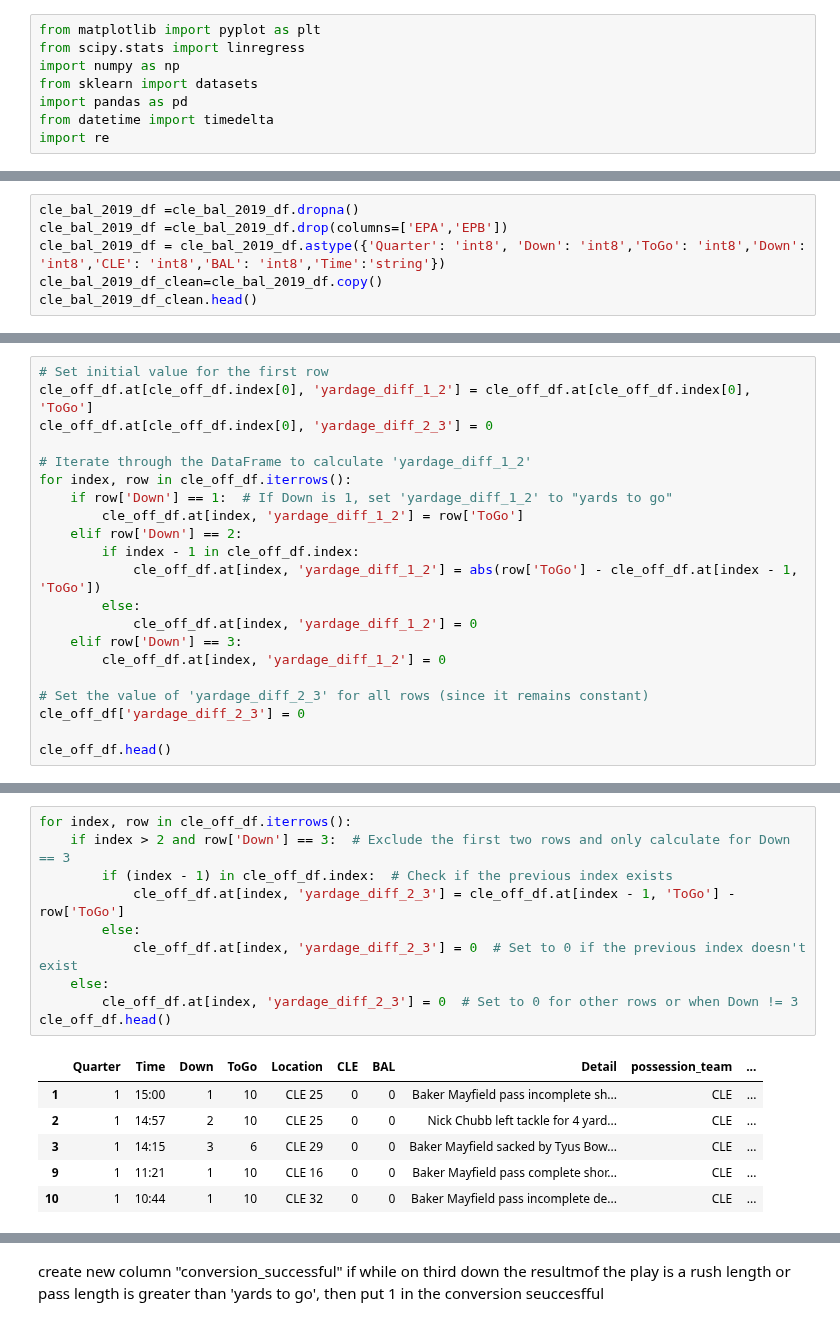
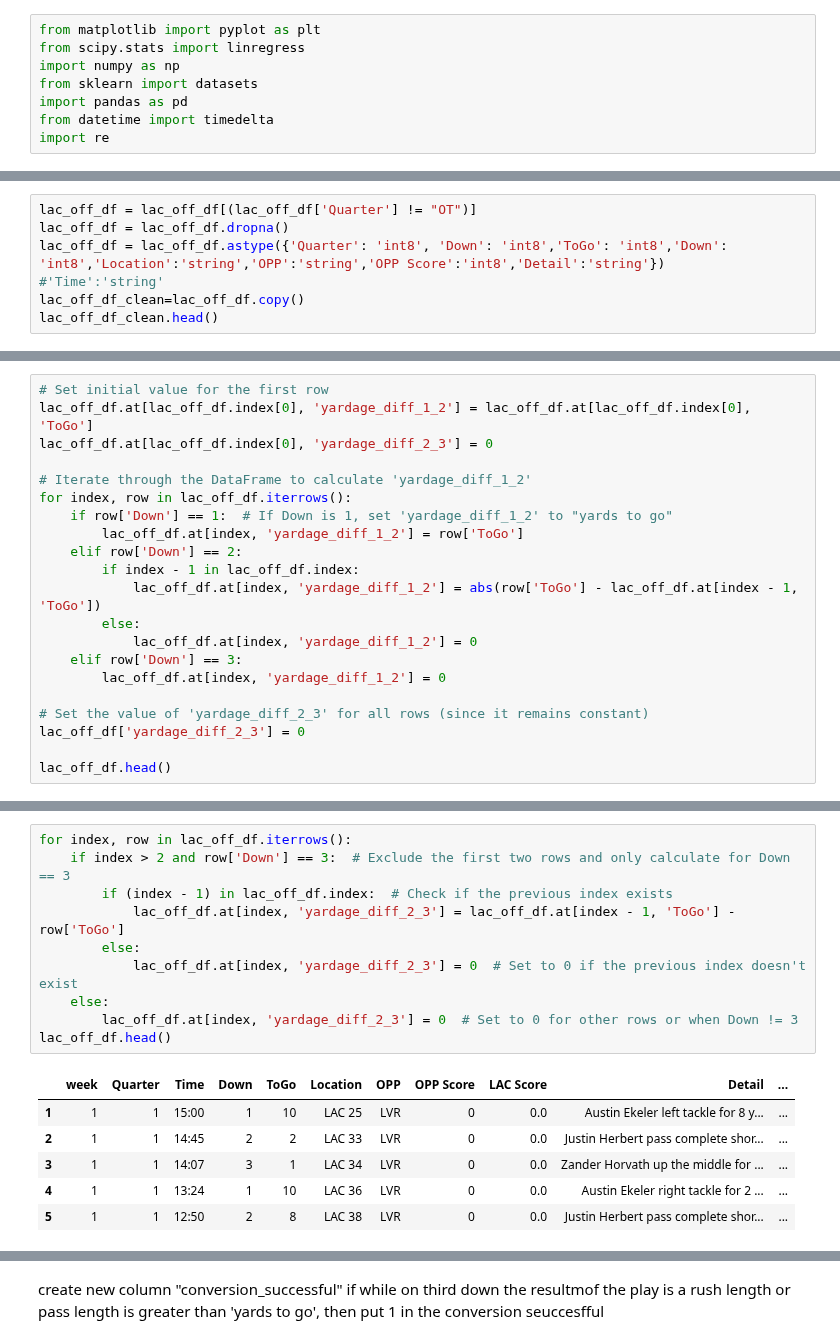
Before and after one commit to rfe123/umn_data_project_004, a Jupyter notebook: matt/lac_2022.ipynb, the cells around one changed output, grey strips where cells are left out. Cells and saved outputs as stored; diff of their text form.

```diff
--- a/matt/lac_2022.ipynb
+++ b/matt/lac_2022.ipynb
@@ -48,7 +74,8 @@ cle_bal_2019_df.head()
 # %%
-cle_bal_2019_df =cle_bal_2019_df.dropna()
-cle_bal_2019_df =cle_bal_2019_df.drop(columns=['EPA','EPB'])
-cle_bal_2019_df = cle_bal_2019_df.astype({'Quarter': 'int8', 'Down': 'int8','ToGo': 'int8','Down': 'int8','CLE': 'int8','BAL': 'int8','Time':'string'})
-cle_bal_2019_df_clean=cle_bal_2019_df.copy()
-cle_bal_2019_df_clean.head()
+lac_off_df = lac_off_df[(lac_off_df['Quarter'] != "OT")]
+lac_off_df = lac_off_df.dropna()
+lac_off_df = lac_off_df.astype({'Quarter': 'int8', 'Down': 'int8','ToGo': 'int8','Down': 'int8','Location':'string','OPP':'string','OPP Score':'int8','Detail':'string'})
+#'Time':'string'
+lac_off_df_clean=lac_off_df.copy()
+lac_off_df_clean.head()
 # %% [output]
@@ -74,22 +88,22 @@ cle_off_df.head()
 # %%
 # Set initial value for the first row
-cle_off_df.at[cle_off_df.index[0], 'yardage_diff_1_2'] = cle_off_df.at[cle_off_df.index[0], 'ToGo']
-cle_off_df.at[cle_off_df.index[0], 'yardage_diff_2_3'] = 0
+lac_off_df.at[lac_off_df.index[0], 'yardage_diff_1_2'] = lac_off_df.at[lac_off_df.index[0], 'ToGo']
+lac_off_df.at[lac_off_df.index[0], 'yardage_diff_2_3'] = 0
 
 # Iterate through the DataFrame to calculate 'yardage_diff_1_2'
-for index, row in cle_off_df.iterrows():
+for index, row in lac_off_df.iterrows():
     if row['Down'] == 1:  # If Down is 1, set 'yardage_diff_1_2' to "yards to go"
-        cle_off_df.at[index, 'yardage_diff_1_2'] = row['ToGo']
+        lac_off_df.at[index, 'yardage_diff_1_2'] = row['ToGo']
     elif row['Down'] == 2:
-        if index - 1 in cle_off_df.index:
-            cle_off_df.at[index, 'yardage_diff_1_2'] = abs(row['ToGo'] - cle_off_df.at[index - 1, 'ToGo'])
+        if index - 1 in lac_off_df.index:
+            lac_off_df.at[index, 'yardage_diff_1_2'] = abs(row['ToGo'] - lac_off_df.at[index - 1, 'ToGo'])
         else:
-            cle_off_df.at[index, 'yardage_diff_1_2'] = 0
+            lac_off_df.at[index, 'yardage_diff_1_2'] = 0
     elif row['Down'] == 3:
-        cle_off_df.at[index, 'yardage_diff_1_2'] = 0
+        lac_off_df.at[index, 'yardage_diff_1_2'] = 0
 
 # Set the value of 'yardage_diff_2_3' for all rows (since it remains constant)
-cle_off_df['yardage_diff_2_3'] = 0
+lac_off_df['yardage_diff_2_3'] = 0
 
-cle_off_df.head()
+lac_off_df.head()
 # %% [output]
@@ -102,17 +116,17 @@ cle_off_df.head()
 # %%
-for index, row in cle_off_df.iterrows():
+for index, row in lac_off_df.iterrows():
     if index > 2 and row['Down'] == 3:  # Exclude the first two rows and only calculate for Down == 3
-        if (index - 1) in cle_off_df.index:  # Check if the previous index exists
-            cle_off_df.at[index, 'yardage_diff_2_3'] = cle_off_df.at[index - 1, 'ToGo'] - row['ToGo']
+        if (index - 1) in lac_off_df.index:  # Check if the previous index exists
+            lac_off_df.at[index, 'yardage_diff_2_3'] = lac_off_df.at[index - 1, 'ToGo'] - row['ToGo']
         else:
-            cle_off_df.at[index, 'yardage_diff_2_3'] = 0  # Set to 0 if the previous index doesn't exist
+            lac_off_df.at[index, 'yardage_diff_2_3'] = 0  # Set to 0 if the previous index doesn't exist
     else:
-        cle_off_df.at[index, 'yardage_diff_2_3'] = 0  # Set to 0 for other rows or when Down != 3
-cle_off_df.head()
+        lac_off_df.at[index, 'yardage_diff_2_3'] = 0  # Set to 0 for other rows or when Down != 3
+lac_off_df.head()
 # %% [output]
-|  | Quarter | Time | Down | ToGo | Location | CLE | BAL | Detail | possession_team | ... |
-| 1 | 1 | 15:00 | 1 | 10 | CLE 25 | 0 | 0 | Baker Mayfield pass incomplete sh... | CLE | ... |
-| 2 | 1 | 14:57 | 2 | 10 | CLE 25 | 0 | 0 | Nick Chubb left tackle for 4 yard... | CLE | ... |
-| 3 | 1 | 14:15 | 3 | 6 | CLE 29 | 0 | 0 | Baker Mayfield sacked by Tyus Bow... | CLE | ... |
-| 9 | 1 | 11:21 | 1 | 10 | CLE 16 | 0 | 0 | Baker Mayfield pass complete shor... | CLE | ... |
-| 10 | 1 | 10:44 | 1 | 10 | CLE 32 | 0 | 0 | Baker Mayfield pass incomplete de... | CLE | ... |
+|  | week | Quarter | Time | Down | ToGo | Location | OPP | OPP Score | LAC Score | Detail | ... |
+| 1 | 1 | 1 | 15:00 | 1 | 10 | LAC 25 | LVR | 0 | 0.0 | Austin Ekeler left tackle for 8 y... | ... |
+| 2 | 1 | 1 | 14:45 | 2 | 2 | LAC 33 | LVR | 0 | 0.0 | Justin Herbert pass complete shor... | ... |
+| 3 | 1 | 1 | 14:07 | 3 | 1 | LAC 34 | LVR | 0 | 0.0 | Zander Horvath up the middle for ... | ... |
+| 4 | 1 | 1 | 13:24 | 1 | 10 | LAC 36 | LVR | 0 | 0.0 | Austin Ekeler right tackle for 2 ... | ... |
+| 5 | 1 | 1 | 12:50 | 2 | 8 | LAC 38 | LVR | 0 | 0.0 | Justin Herbert pass complete shor... | ... |
```
Also changed, not shown: parts of 25 cells of this notebook, 31 other files.
